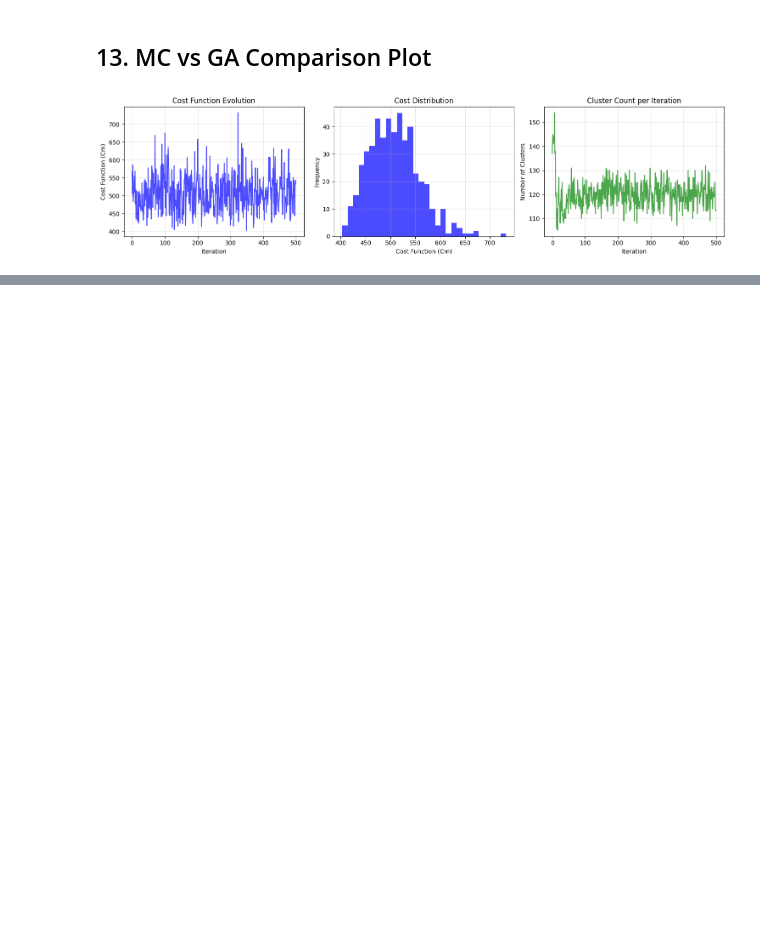
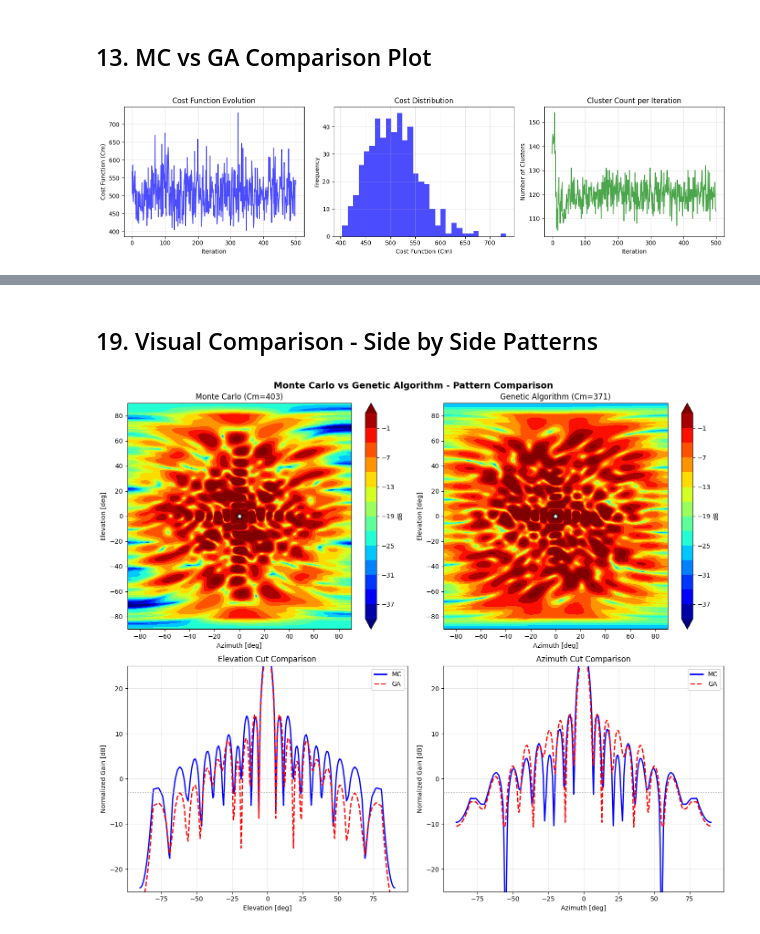
Before and after one commit to mindPazi/antenna-clustering, a Jupyter notebook: irregular/optimization/pyvers/clustering_comparison.ipynb, the cells around one changed output, grey strips where cells are left out. Cells and saved outputs as stored; diff of their text form; code cells hidden in the pictures; blank space fills up the shorter version.

```diff
--- a/irregular/optimization/pyvers/clustering_comparison.ipynb
+++ b/irregular/optimization/pyvers/clustering_comparison.ipynb
@@ -1398,0 +1733,66 @@ GA shows true convergence (fitness improves generation after generation), while
+# %% [markdown]
+## 19. Visual Comparison - Side by Side Patterns
+# %%
+# ============================================================
+# VISUAL COMPARISON - SIDE BY SIDE PATTERNS
+# ============================================================
+
+fig, axes = plt.subplots(2, 2, figsize=(14, 12))
+
+# Get FF patterns
+best_mc_sol = min(results['simulation'], key=lambda x: x['Cm']) if results['simulation'] else None
+ff_mc, g_mc = get_ff_from_mc(best_mc_sol, array, optimizer) if best_mc_sol else (None, None)
+ff_ga, g_ga = get_ff_from_ga(best_ga, array, ga_optimizer) if best_ga else (None, None)
+
+levels = np.arange(-40, 5, 3)
+
+# MC 2D Pattern
+if ff_mc is not None:
+    c1 = axes[0, 0].contourf(array.AZI, array.ELE, ff_mc, levels=levels, cmap='jet', extend='both')
+    plt.colorbar(c1, ax=axes[0, 0], label='dB')
+    axes[0, 0].plot(0, 0, 'w*', markersize=12, markeredgecolor='k')
+    axes[0, 0].set_xlabel('Azimuth [deg]')
+    axes[0, 0].set_ylabel('Elevation [deg]')
+    axes[0, 0].set_title(f'Monte Carlo (Cm={best_mc_sol["Cm"]})')
+
+# GA 2D Pattern
+if ff_ga is not None:
+    c2 = axes[0, 1].contourf(array.AZI, array.ELE, ff_ga, levels=levels, cmap='jet', extend='both')
+    plt.colorbar(c2, ax=axes[0, 1], label='dB')
+    axes[0, 1].plot(0, 0, 'w*', markersize=12, markeredgecolor='k')
+    axes[0, 1].set_xlabel('Azimuth [deg]')
+    axes[0, 1].set_ylabel('Elevation [deg]')
+    axes[0, 1].set_title(f'Genetic Algorithm (Cm={best_ga["Cm"]})')
+
+# MC Elevation Cut
+if mc_metrics:
+    axes[1, 0].plot(array.ele, mc_metrics['ele_cut'], 'b-', linewidth=2, label='MC')
+if ga_metrics:
+    axes[1, 0].plot(array.ele, ga_metrics['ele_cut'], 'r--', linewidth=2, label='GA')
+axes[1, 0].axhline(y=-3, color='gray', linestyle=':', alpha=0.7)
+axes[1, 0].set_xlabel('Elevation [deg]')
+axes[1, 0].set_ylabel('Normalized Gain [dB]')
+axes[1, 0].set_title('Elevation Cut Comparison')
+axes[1, 0].legend()
+axes[1, 0].grid(True, alpha=0.3)
+axes[1, 0].set_ylim([-25, 25])
+
+# MC Azimuth Cut
+if mc_metrics:
+    axes[1, 1].plot(array.azi, mc_metrics['azi_cut'], 'b-', linewidth=2, label='MC')
+if ga_metrics:
+    axes[1, 1].plot(array.azi, ga_metrics['azi_cut'], 'r--', linewidth=2, label='GA')
+axes[1, 1].axhline(y=-3, color='gray', linestyle=':', alpha=0.7)
+axes[1, 1].set_xlabel('Azimuth [deg]')
+axes[1, 1].set_ylabel('Normalized Gain [dB]')
+axes[1, 1].set_title('Azimuth Cut Comparison')
+axes[1, 1].legend()
+axes[1, 1].grid(True, alpha=0.3)
+axes[1, 1].set_ylim([-25, 25])
+
+plt.suptitle('Monte Carlo vs Genetic Algorithm - Pattern Comparison', fontsize=14, fontweight='bold')
+plt.tight_layout()
+plt.savefig('../results_png/mc_vs_ga_comparison.png', dpi=150, bbox_inches='tight')
+plt.show()
+# %% [output]
+[figure, added]
```
Also changed, not shown: parts of 20 cells of this notebook, 27 other files.
